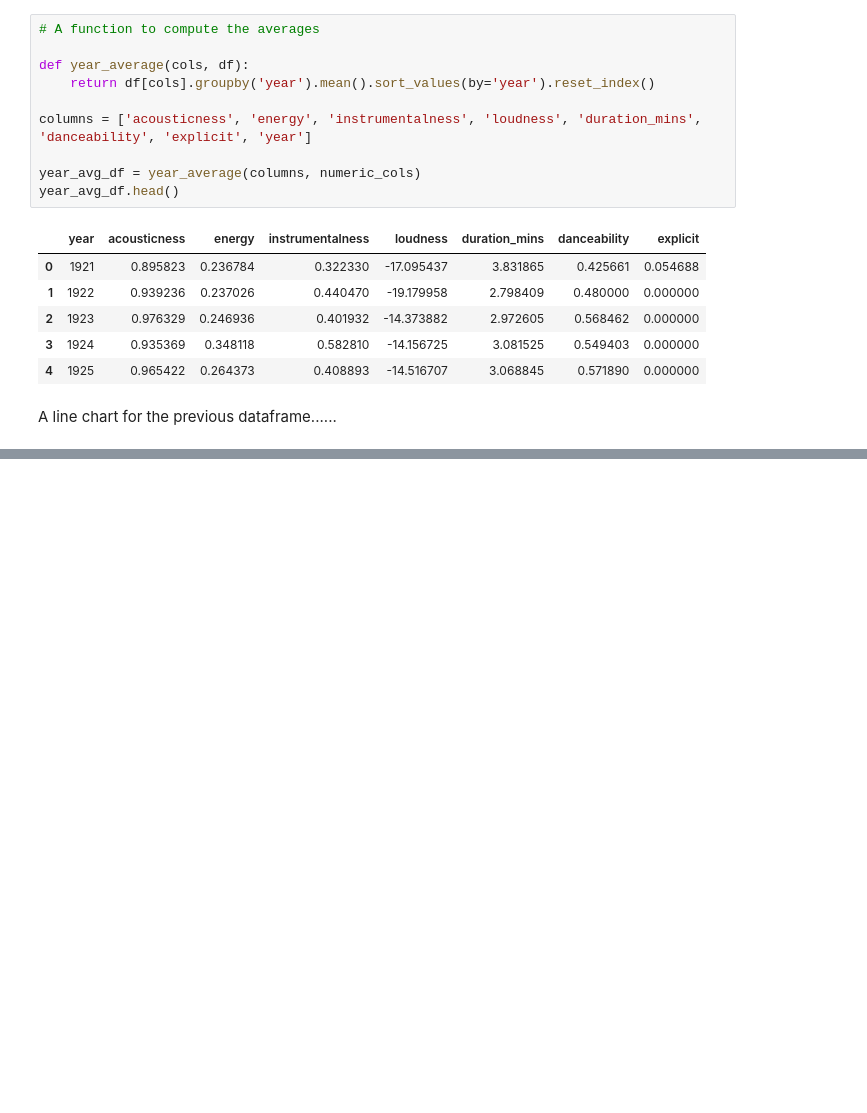
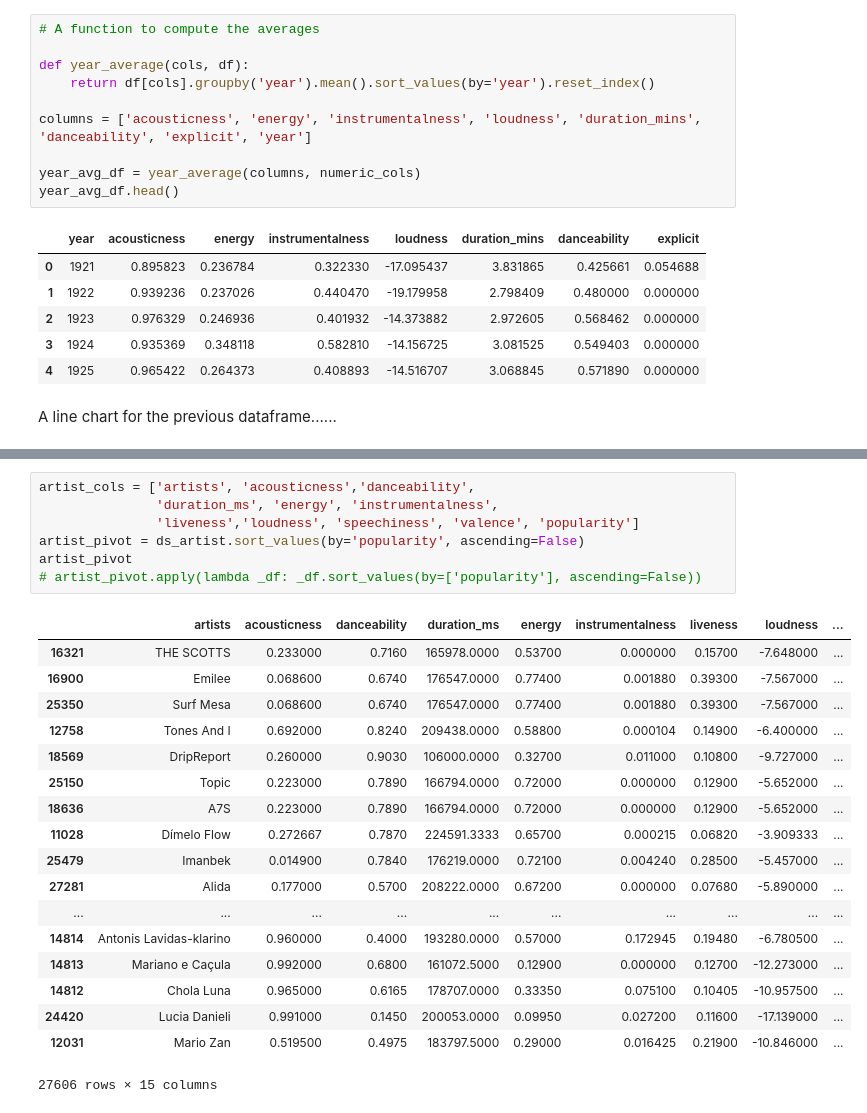
Before and after one commit to OtuokereTobechukwu/Sonic-Analysis, a Jupyter notebook: Sonic analysis.ipynb, the cells around one changed output, grey strips where cells are left out. Drawn from its saved outputs; the diff is of its cells as text; blank space fills up the shorter version.

Commit message:
Analyzing popular artists

```diff
--- a/Sonic analysis.ipynb
+++ b/Sonic analysis.ipynb
@@ -322,0 +337,26 @@ plt.legend(chart_lines)
+# %%
+artist_cols = ['artists', 'acousticness','danceability',
+               'duration_ms', 'energy', 'instrumentalness',
+               'liveness','loudness', 'speechiness', 'valence', 'popularity']
+artist_pivot = ds_artist.sort_values(by='popularity', ascending=False)
+artist_pivot
+# artist_pivot.apply(lambda _df: _df.sort_values(by=['popularity'], ascending=False))
+# %% [output]
+|  | artists | acousticness | danceability | duration_ms | energy | instrumentalness | liveness | loudness | ... |
+| 16321 | THE SCOTTS | 0.233000 | 0.7160 | 165978.0000 | 0.53700 | 0.000000 | 0.15700 | -7.648000 | ... |
+| 16900 | Emilee | 0.068600 | 0.6740 | 176547.0000 | 0.77400 | 0.001880 | 0.39300 | -7.567000 | ... |
+| 25350 | Surf Mesa | 0.068600 | 0.6740 | 176547.0000 | 0.77400 | 0.001880 | 0.39300 | -7.567000 | ... |
+| 12758 | Tones And I | 0.692000 | 0.8240 | 209438.0000 | 0.58800 | 0.000104 | 0.14900 | -6.400000 | ... |
+| 18569 | DripReport | 0.260000 | 0.9030 | 106000.0000 | 0.32700 | 0.011000 | 0.10800 | -9.727000 | ... |
+| 25150 | Topic | 0.223000 | 0.7890 | 166794.0000 | 0.72000 | 0.000000 | 0.12900 | -5.652000 | ... |
+| 18636 | A7S | 0.223000 | 0.7890 | 166794.0000 | 0.72000 | 0.000000 | 0.12900 | -5.652000 | ... |
+| 11028 | Dímelo Flow | 0.272667 | 0.7870 | 224591.3333 | 0.65700 | 0.000215 | 0.06820 | -3.909333 | ... |
+| 25479 | Imanbek | 0.014900 | 0.7840 | 176219.0000 | 0.72100 | 0.004240 | 0.28500 | -5.457000 | ... |
+| 27281 | Alida | 0.177000 | 0.5700 | 208222.0000 | 0.67200 | 0.000000 | 0.07680 | -5.890000 | ... |
+| ... | ... | ... | ... | ... | ... | ... | ... | ... | ... |
+| 14814 | Antonis Lavidas-klarino | 0.960000 | 0.4000 | 193280.0000 | 0.57000 | 0.172945 | 0.19480 | -6.780500 | ... |
+| 14813 | Mariano e Caçula | 0.992000 | 0.6800 | 161072.5000 | 0.12900 | 0.000000 | 0.12700 | -12.273000 | ... |
+| 14812 | Chola Luna | 0.965000 | 0.6165 | 178707.0000 | 0.33350 | 0.075100 | 0.10405 | -10.957500 | ... |
+| 24420 | Lucia Danieli | 0.991000 | 0.1450 | 200053.0000 | 0.09950 | 0.027200 | 0.11600 | -17.139000 | ... |
+| 12031 | Mario Zan | 0.519500 | 0.4975 | 183797.5000 | 0.29000 | 0.016425 | 0.21900 | -10.846000 | ... |
+27606 rows × 15 columns
```
Also changed, not shown: parts of 6 cells of this notebook.
